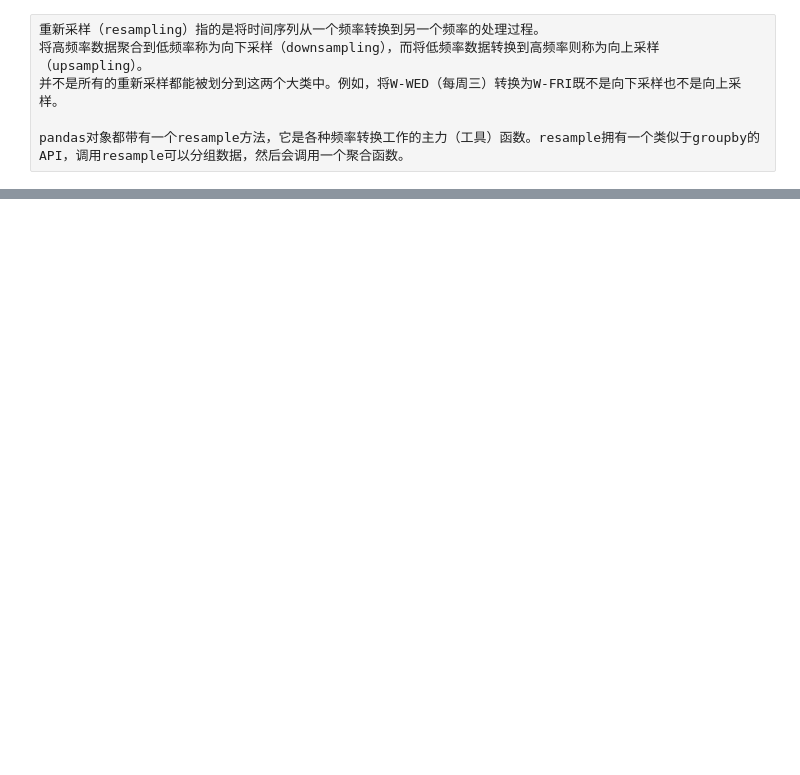
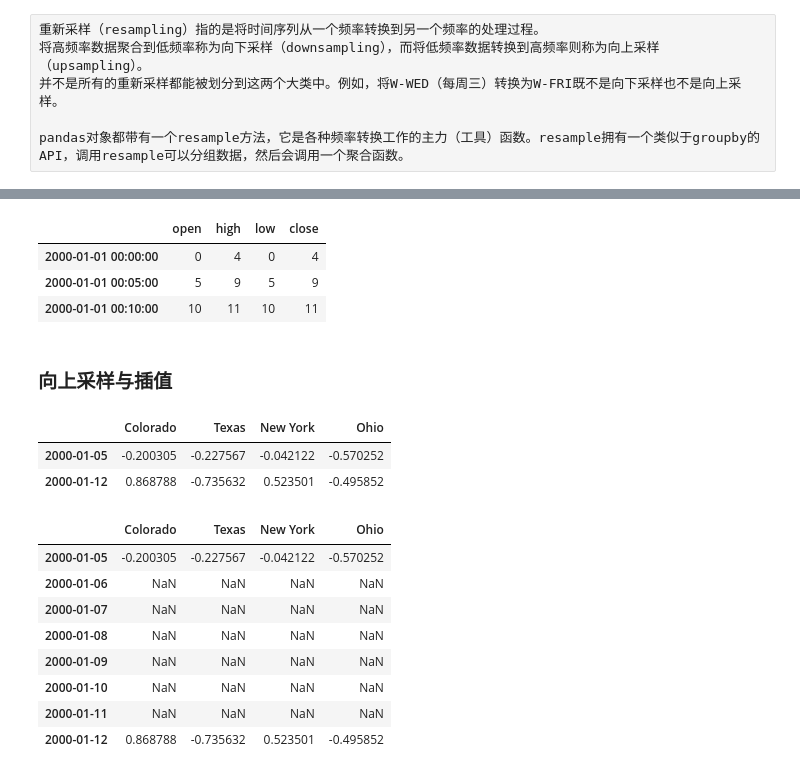
Before and after one commit to michaelbrucelin/HelloLanguage, a Jupyter notebook: Python/PlayGround/jupyter/book_利用Python进行数据分析/09-时间序列/06-重新采样与频率转换.ipynb, the cells around one changed output, grey strips where cells are left out. Drawn from its saved outputs; the diff is of its cells as text; code cells hidden in the pictures; blank space fills up the shorter version.

```diff
--- a/Python/PlayGround/jupyter/book_利用Python进行数据分析/09-时间序列/06-重新采样与频率转换.ipynb
+++ b/Python/PlayGround/jupyter/book_利用Python进行数据分析/09-时间序列/06-重新采样与频率转换.ipynb
@@ -23,0 +111,30 @@ convention     当对周期进行重新采样，将低频周期转换为高频
+# %%
+ts.resample('5min').ohlc()
+# %% [output]
+|  | open | high | low | close |
+| 2000-01-01 00:00:00 | 0 | 4 | 0 | 4 |
+| 2000-01-01 00:05:00 | 5 | 9 | 5 | 9 |
+| 2000-01-01 00:10:00 | 10 | 11 | 10 | 11 |
+# %% [markdown]
+### 向上采样与插值
+# %%
+frame = pd.DataFrame(np.random.randn(2, 4),
+                     index=pd.date_range('1/1/2000', periods=2, freq='W-WED'),
+                     columns=['Colorado', 'Texas', 'New York', 'Ohio'])
+frame
+# %% [output]
+|  | Colorado | Texas | New York | Ohio |
+| 2000-01-05 | -0.200305 | -0.227567 | -0.042122 | -0.570252 |
+| 2000-01-12 | 0.868788 | -0.735632 | 0.523501 | -0.495852 |
+# %%
+frame.resample('D').asfreq()
+# %% [output]
+|  | Colorado | Texas | New York | Ohio |
+| 2000-01-05 | -0.200305 | -0.227567 | -0.042122 | -0.570252 |
+| 2000-01-06 | NaN | NaN | NaN | NaN |
+| 2000-01-07 | NaN | NaN | NaN | NaN |
+| 2000-01-08 | NaN | NaN | NaN | NaN |
+| 2000-01-09 | NaN | NaN | NaN | NaN |
+| 2000-01-10 | NaN | NaN | NaN | NaN |
+| 2000-01-11 | NaN | NaN | NaN | NaN |
+| 2000-01-12 | 0.868788 | -0.735632 | 0.523501 | -0.495852 |
```
Also changed, not shown: parts of 13 cells of this notebook, 3 other files.
